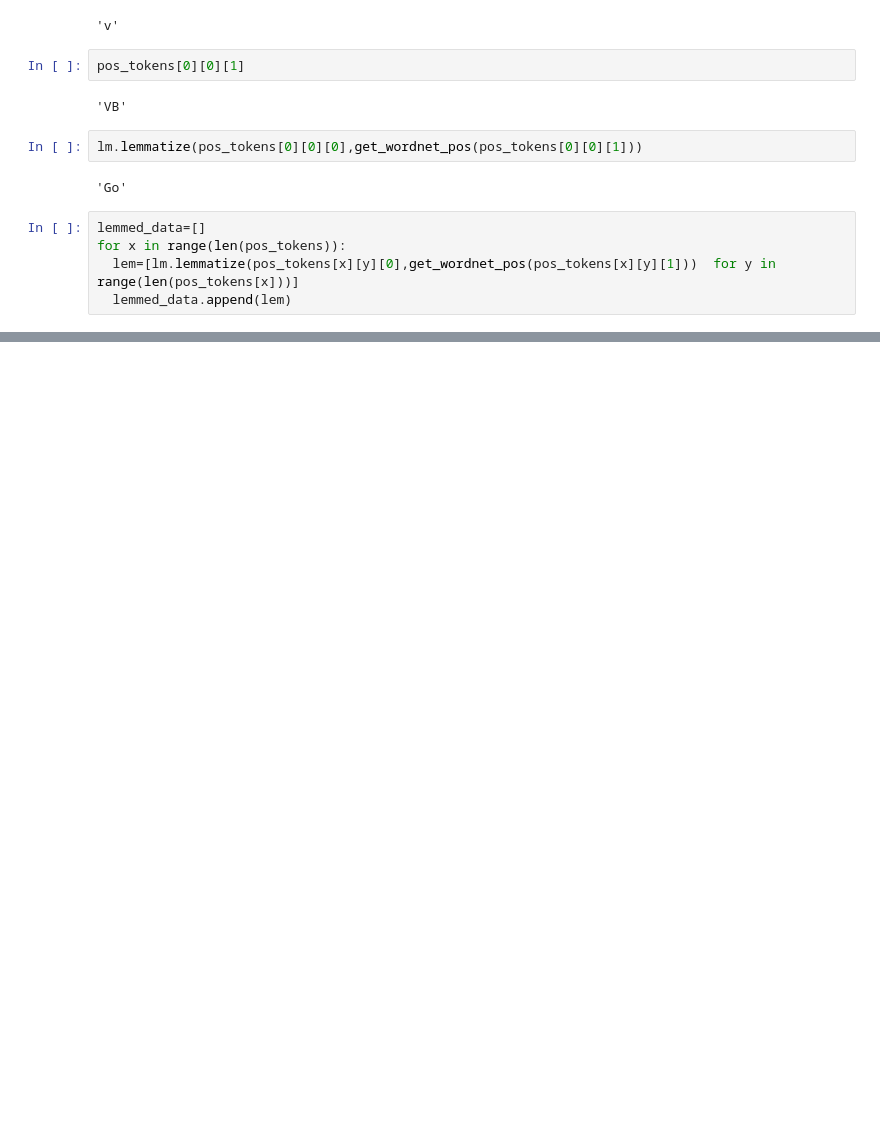
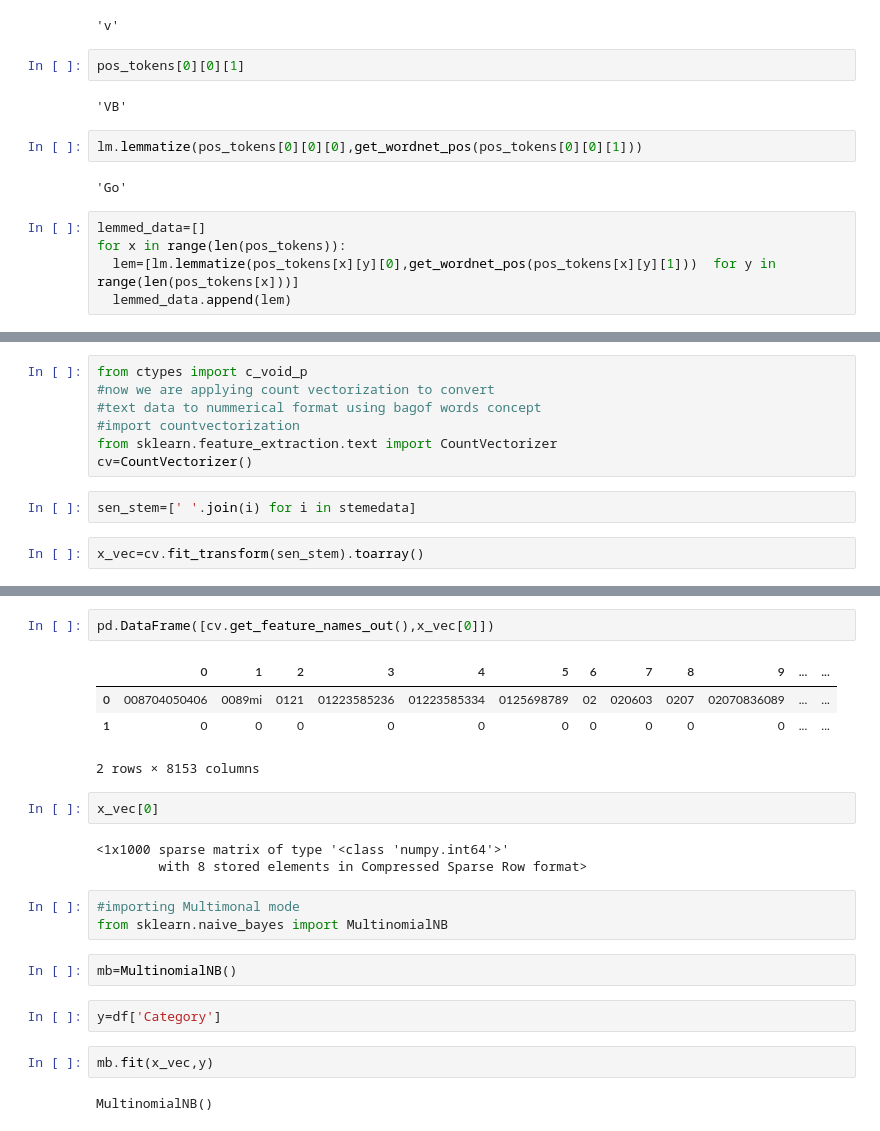
Before and after one commit to abhignan05/Assignments_lms, a Jupyter notebook: Spam_Classification.ipynb, the cells around one changed output, grey strips where cells are left out. Cells and saved outputs as stored; diff of their text form; blank space fills up the shorter version.

```diff
--- a/Spam_Classification.ipynb
+++ b/Spam_Classification.ipynb
@@ -157,0 +137,11 @@ lemmed_data
+# %%
+from ctypes import c_void_p
+#now we are applying count vectorization to convert
+#text data to nummerical format using bagof words concept
+#import countvectorization
+from sklearn.feature_extraction.text import CountVectorizer
+cv=CountVectorizer()
+# %%
+sen_stem=[' '.join(i) for i in stemedata]
+# %%
+x_vec=cv.fit_transform(sen_stem).toarray()
@@ -157,0 +155,23 @@ lemmed_data
+# %%
+pd.DataFrame([cv.get_feature_names_out(),x_vec[0]])
+# %% [output]
+|  | 0 | 1 | 2 | 3 | 4 | 5 | 6 | 7 | 8 | 9 | ... | ... |
+| 0 | 008704050406 | 0089mi | 0121 | 01223585236 | 01223585334 | 0125698789 | 02 | 020603 | 0207 | 02070836089 | ... | ... |
+| 1 | 0 | 0 | 0 | 0 | 0 | 0 | 0 | 0 | 0 | 0 | ... | ... |
+2 rows × 8153 columns
+# %%
+x_vec[0]
+# %% [output]
+<1x1000 sparse matrix of type '<class 'numpy.int64'>'
+        with 8 stored elements in Compressed Sparse Row format>
+# %%
+#importing Multimonal mode
+from sklearn.naive_bayes import MultinomialNB
+# %%
+mb=MultinomialNB()
+# %%
+y=df['Category']
+# %%
+mb.fit(x_vec,y)
+# %% [output]
+MultinomialNB()
```
Also changed, not shown: parts of 4 cells of this notebook.
